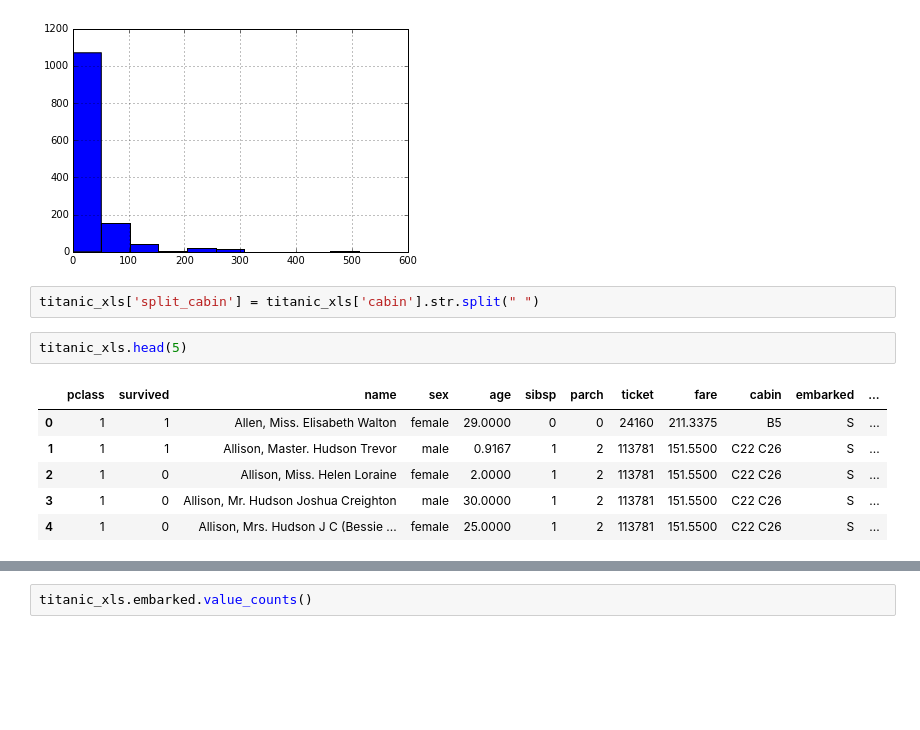
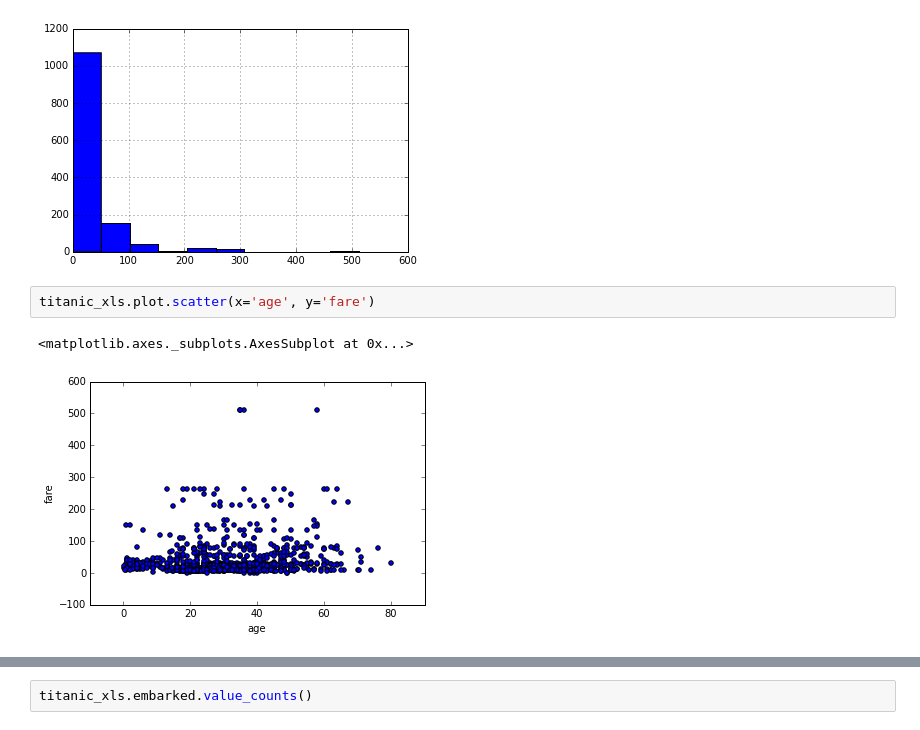
Before and after one commit to daidoji/Kaggle, a Jupyter notebook: Titanic Quick Exploration.ipynb, the cells around one changed output, grey strips where cells are left out. Drawn from its saved outputs; the diff is of its cells as text; blank space fills up the shorter version.

```diff
--- a/Titanic Quick Exploration.ipynb
+++ b/Titanic Quick Exploration.ipynb
@@ -43,14 +78,8 @@ titanic_xls['fare'].hist()
 # %% [output]
 <matplotlib.axes._subplots.AxesSubplot at 0x...>
 [figure]
-# %%
-titanic_xls['split_cabin'] = titanic_xls['cabin'].str.split(" ")
-# %%
-titanic_xls.head(5)
-# %% [output]
-|  | pclass | survived | name | sex | age | sibsp | parch | ticket | fare | cabin | embarked | ... |
-| 0 | 1 | 1 | Allen, Miss. Elisabeth Walton | female | 29.0000 | 0 | 0 | 24160 | 211.3375 | B5 | S | ... |
-| 1 | 1 | 1 | Allison, Master. Hudson Trevor | male | 0.9167 | 1 | 2 | 113781 | 151.5500 | C22 C26 | S | ... |
-| 2 | 1 | 0 | Allison, Miss. Helen Loraine | female | 2.0000 | 1 | 2 | 113781 | 151.5500 | C22 C26 | S | ... |
-| 3 | 1 | 0 | Allison, Mr. Hudson Joshua Creighton | male | 30.0000 | 1 | 2 | 113781 | 151.5500 | C22 C26 | S | ... |
-| 4 | 1 | 0 | Allison, Mrs. Hudson J C (Bessie ... | female | 25.0000 | 1 | 2 | 113781 | 151.5500 | C22 C26 | S | ... |
+# %%
+titanic_xls.plot.scatter(x='age', y='fare')
+# %% [output]
+<matplotlib.axes._subplots.AxesSubplot at 0x...>
+[figure, added]
```
Also changed, not shown: parts of 23 cells of this notebook.
